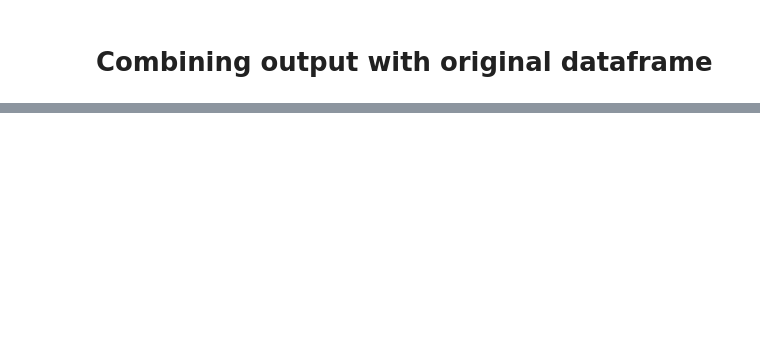
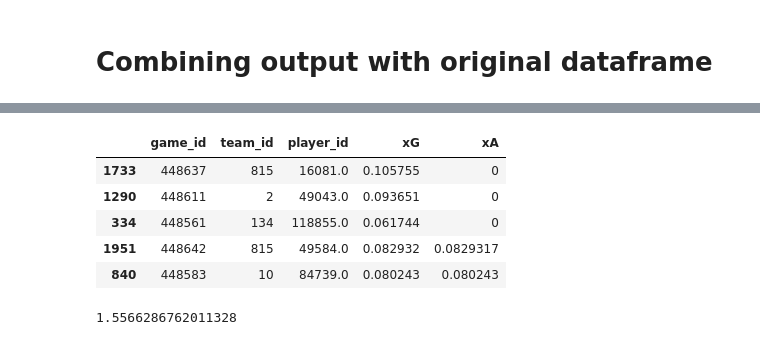
Before and after one commit to d-v-dlee/super_liga_xg, a Jupyter notebook: mongo_to_panda_eda.ipynb, the cells around one changed output, grey strips where cells are left out. Drawn from its saved outputs; the diff is of its cells as text; code cells hidden in the pictures; blank space fills up the shorter version.

Commit message:
explore functions to look at overall xG and xA contributions of each player

```diff
--- a/mongo_to_panda_eda.ipynb
+++ b/mongo_to_panda_eda.ipynb
@@ -179,4 +179,4 @@ combined_df.head()
 | 1951 | 448642 | 49584.0 | 11.56 | 2.22 | -10.59 | -2.12 | -1 | ... |
 | 840 | 448583 | 84739.0 | 11.11 | 1.78 | -8.78 | 0.61 | -1 | ... |
 # %%
-combined_df['xA'] = combined_df['assi']
+combined_df['xA'] = combined_df['assisted_shot'] * combined_df['xG']
@@ -189,0 +183,17 @@ combined_df['xA'] = combined_df['assi']
+# %%
+com_col = ['game_id', 'team_id', 'player_id', 'xG', 'xA']
+# %%
+expected_df = combined_df[com_col].copy()
+# %%
+expected_df.head()
+# %% [output]
+|  | game_id | team_id | player_id | xG | xA |
+| 1733 | 448637 | 815 | 16081.0 | 0.105755 | 0 |
+| 1290 | 448611 | 2 | 49043.0 | 0.093651 | 0 |
+| 334 | 448561 | 134 | 118855.0 | 0.061744 | 0 |
+| 1951 | 448642 | 815 | 49584.0 | 0.082932 | 0.0829317 |
+| 840 | 448583 | 10 | 84739.0 | 0.080243 | 0.080243 |
+# %%
+expected_df[expected_df['player_id'] == 16081.0]['xG'].sum()
+# %% [output]
+1.5566286762011328
```
Also changed, not shown: parts of 6 cells of this notebook.
